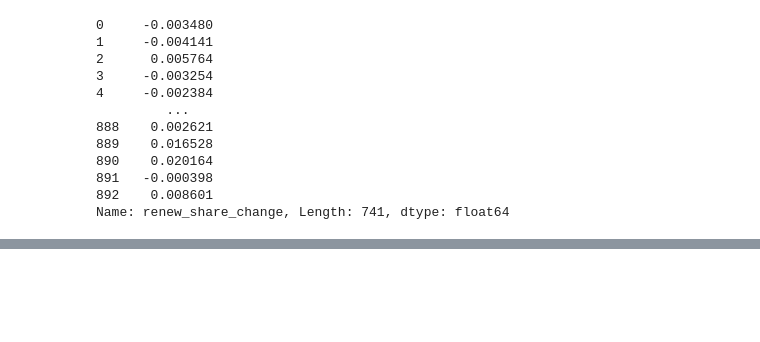
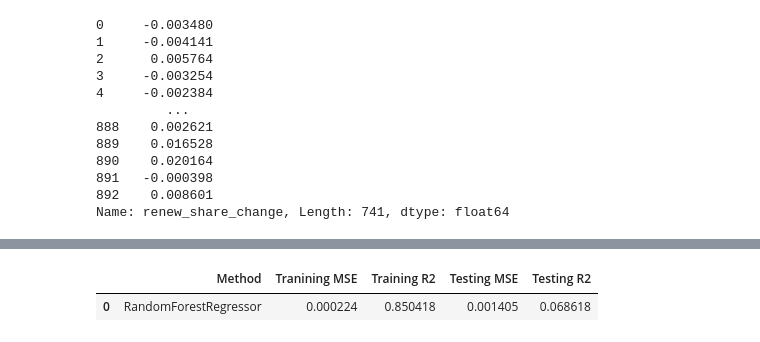
Before and after one commit to nikbeltz2/future-green-countries-ml-, a Jupyter notebook: notebooks/renewable_share_forecast.ipynb, the cells around one changed output, grey strips where cells are left out. Cells and saved outputs as stored; diff of their text form; code cells hidden in the pictures; blank space fills up the shorter version.

```diff
--- a/notebooks/renewable_share_forecast.ipynb
+++ b/notebooks/renewable_share_forecast.ipynb
@@ -105,6 +21,15 @@ Name: renew_share_change, Length: 858, dtype: float64
 # %%
-X3 = data3.drop(columns=["renew_share_change", "renew_share_next", "country", "co2_emissions_total", "elec_gen_hydro", "elec_gen_tide", "elec_gen_geothermal",
-                              "elec_gen_solar_thermal", "elec_gen_sol/geothermal", "elec_gen_hydro/tide", "elec_gen_solar", "elec_gen_wind", "elec_gen_total", "renew/sus_elec_gen",
-                              "co2_emissions_coal", "co2_emissions_oil", "co2_emissions_natural_gas", "co2_emissions_other", "co2_emissions_elec_gen_incl_chp",
-                              "elec_gen_coal", "elec_gen_oil", "elec_gen_natural_gas", "elec_gen_biofuels", "elec_gen_waste", "elec_gen_nuclear", "elec_gen_other", "true_renew_share", "country_code"])
-X3
+drop_cols = [
+    "renew_share_change", "renew_share_next", "country", "co2_emissions_total",
+    "elec_gen_hydro", "elec_gen_tide", "elec_gen_geothermal",
+    "elec_gen_solar_thermal", "elec_gen_sol/geothermal", "elec_gen_hydro/tide",
+    "elec_gen_solar", "elec_gen_wind", "elec_gen_total", "renew/sus_elec_gen",
+    "co2_emissions_coal", "co2_emissions_oil", "co2_emissions_natural_gas",
+    "co2_emissions_other", "co2_emissions_elec_gen_incl_chp", "elec_gen_coal",
+    "elec_gen_oil", "elec_gen_natural_gas", "elec_gen_biofuels", "elec_gen_waste",
+    "elec_gen_nuclear", "elec_gen_other", "true_renew_share", "country_code"
+]
+
+X3 = data3.drop(columns=drop_cols)
+y3 = data3["renew_share_change"]
+X3_columns = X3.columns
@@ -638,0 +83,23 @@ print(full_path)
+# %%
+from sklearn.metrics import mean_squared_error, r2_score
+
+y3_rf_train_pred = RF_model3.predict(X3_train)
+y3_rf_test_pred = RF_model3.predict(X3_test)
+
+rf3_train_mse = mean_squared_error(y3_train, y3_rf_train_pred)
+rf3_train_r2 = r2_score(y3_train, y3_rf_train_pred)
+
+rf3_test_mse = mean_squared_error(y3_test, y3_rf_test_pred)
+rf3_test_r2 = r2_score(y3_test, y3_rf_test_pred)
+
+rf3_results = pd.DataFrame([{
+    "Method":        "RandomForestRegressor",
+    "Tranining MSE": rf3_train_mse,
+    "Training R2":   rf3_train_r2,
+    "Testing MSE":   rf3_test_mse,
+    "Testing R2":    rf3_test_r2,
+}])
+display(rf3_results)
+# %% [output]
+|  | Method | Tranining MSE | Training R2 | Testing MSE | Testing R2 |
+| 0 | RandomForestRegressor | 0.000224 | 0.850418 | 0.001405 | 0.068618 |
```
Also changed, not shown: parts of 59 cells of this notebook.
